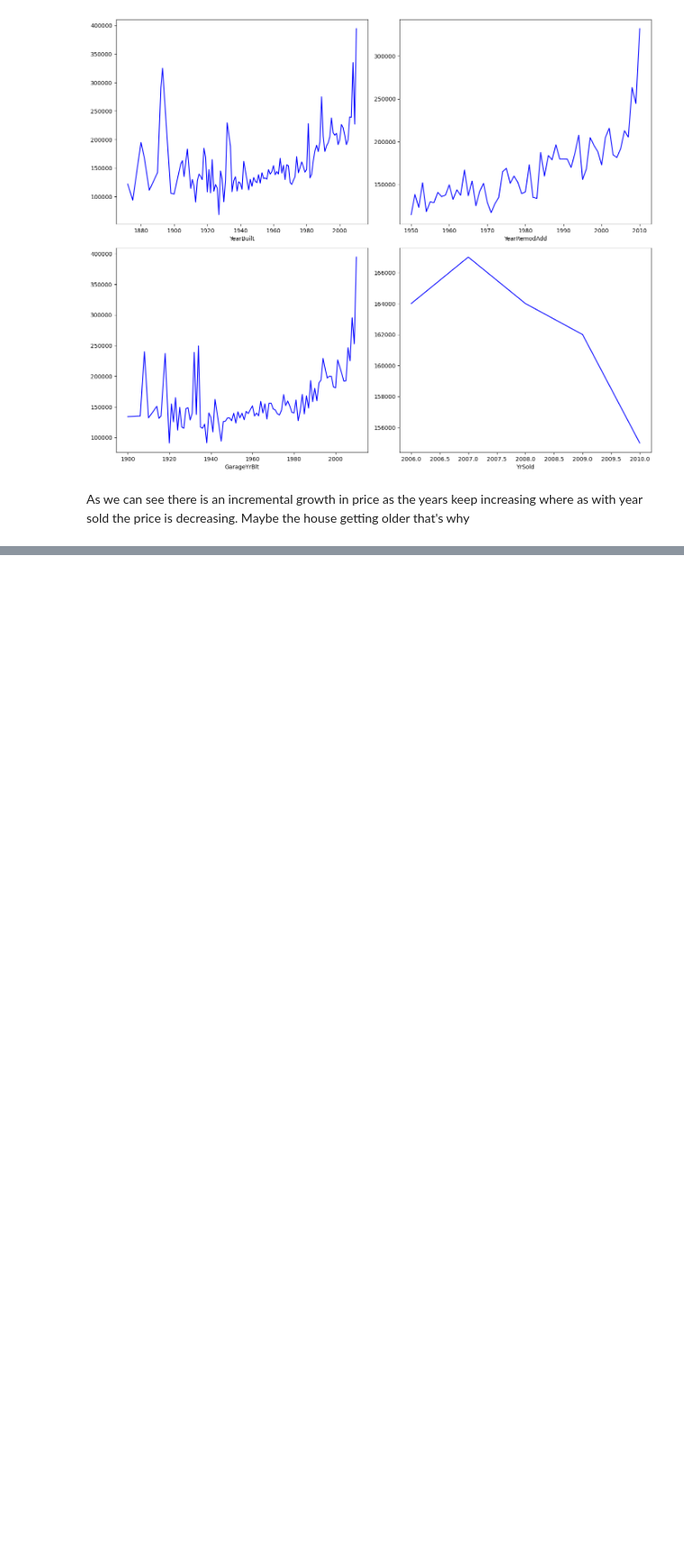
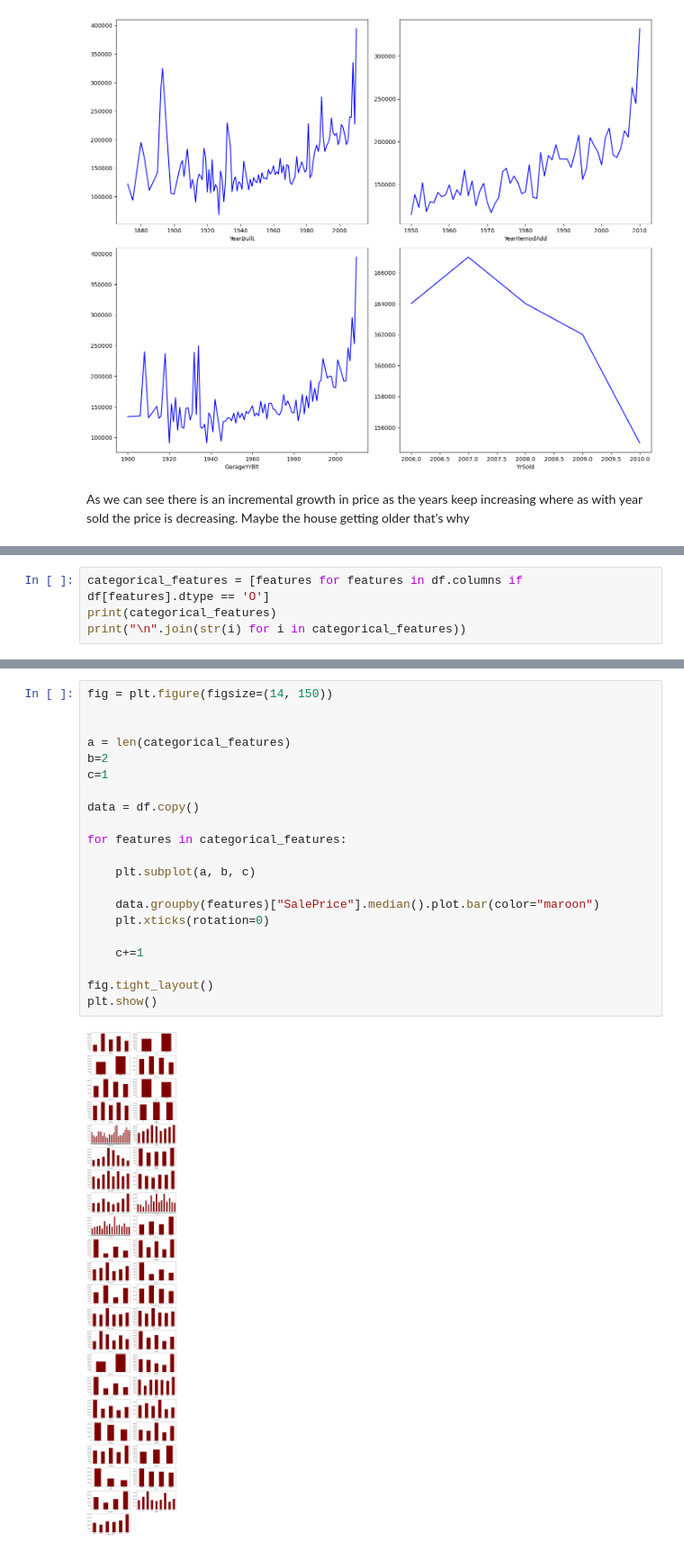
Before and after one commit to Abrar-Mustakim/Comprehensive-Data-Exploration-and-Advanced-Regression-Technique-on-Kaggles-Hourse-Pricing, a Jupyter notebook: EDA_and_Training.ipynb, the cells around one changed output, grey strips where cells are left out. Shown at 90% size. Saved outputs shown, nothing was run; the diff lists cells and outputs as text; blank space fills up the shorter version.

```diff
--- a/EDA_and_Training.ipynb
+++ b/EDA_and_Training.ipynb
@@ -239,0 +271,4 @@ As we can see there is an incremental growth in price as the years keep increasi
+# %%
+categorical_features = [features for features in df.columns if df[features].dtype == 'O']
+print(categorical_features)
+print("\n".join(str(i) for i in categorical_features))
@@ -239,0 +293,23 @@ As we can see there is an incremental growth in price as the years keep increasi
+# %%
+fig = plt.figure(figsize=(14, 150))
+
+
+a = len(categorical_features)
+b=2
+c=1
+
+data = df.copy()
+
+for features in categorical_features:
+
+    plt.subplot(a, b, c)
+
+    data.groupby(features)["SalePrice"].median().plot.bar(color="maroon")
+    plt.xticks(rotation=0)
+
+    c+=1
+
+fig.tight_layout()
+plt.show()
+# %% [output]
+[figure, added]
```
Also changed, not shown: parts of 4 cells of this notebook.
